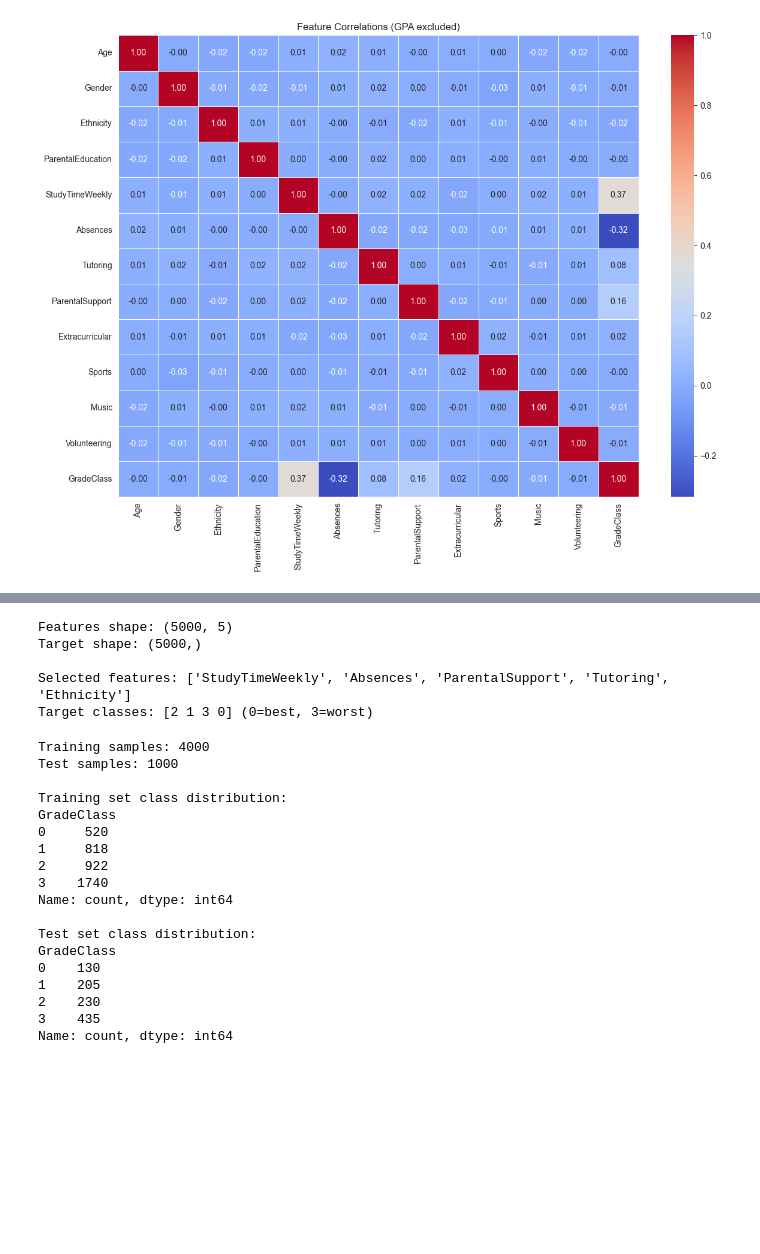
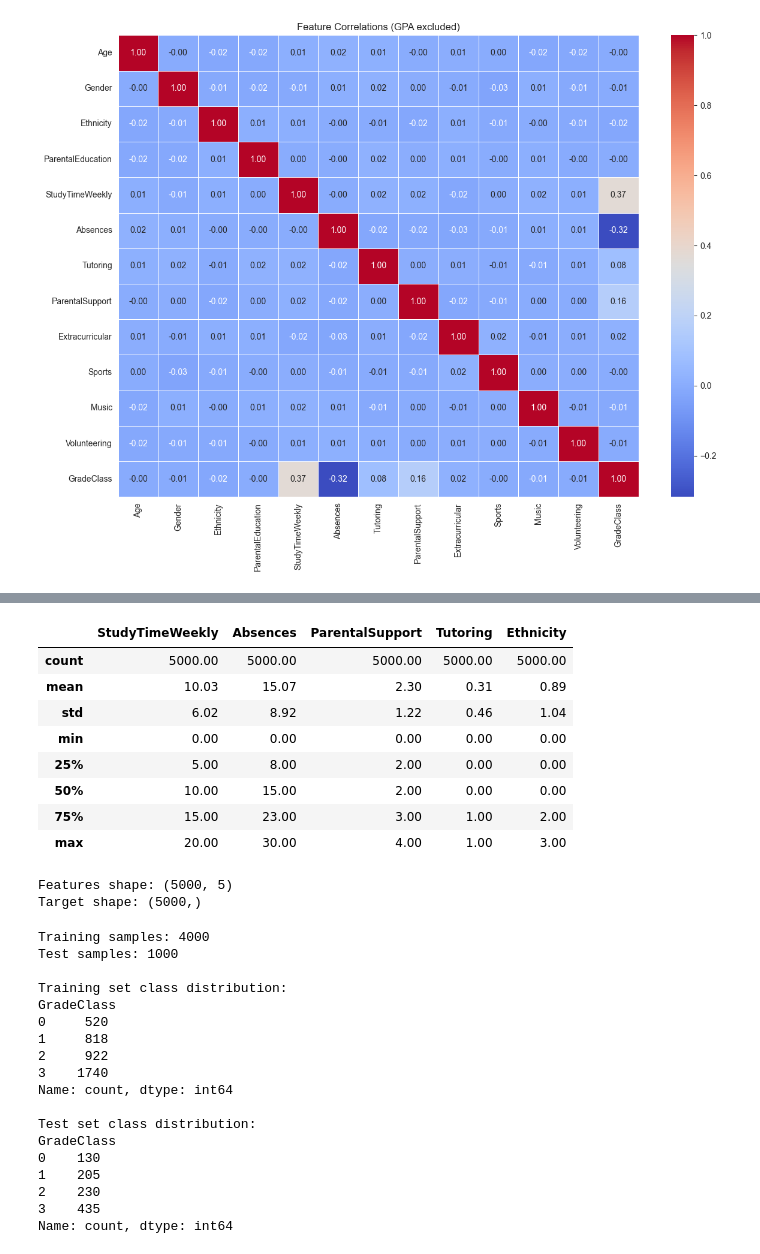
Before and after one commit to Ayanibar/Project_TAM400, a Jupyter notebook: Updated_TamProject.ipynb, the cells around one changed output, grey strips where cells are left out. Saved outputs shown, nothing was run; the diff lists cells and outputs as text; code cells hidden in the pictures; blank space fills up the shorter version.

```diff
--- a/Updated_TamProject.ipynb
+++ b/Updated_TamProject.ipynb
@@ -145,17 +135,24 @@ Correlation strengths:
+# %%
+df[selected_features].describe().round(2)
+# %% [output]
+|  | StudyTimeWeekly | Absences | ParentalSupport | Tutoring | Ethnicity |
+| count | 5000.00 | 5000.00 | 5000.00 | 5000.00 | 5000.00 |
+| mean | 10.03 | 15.07 | 2.30 | 0.31 | 0.89 |
+| std | 6.02 | 8.92 | 1.22 | 0.46 | 1.04 |
+| min | 0.00 | 0.00 | 0.00 | 0.00 | 0.00 |
+| 25% | 5.00 | 8.00 | 2.00 | 0.00 | 0.00 |
+| 50% | 10.00 | 15.00 | 2.00 | 0.00 | 0.00 |
+| 75% | 15.00 | 23.00 | 3.00 | 1.00 | 2.00 |
+| max | 20.00 | 30.00 | 4.00 | 1.00 | 3.00 |
 # %%
 X = df[selected_features]
 y = df['GradeClass']
 
 print(f"Features shape: {X.shape}")
 print(f"Target shape: {y.shape}")
-print(f"\nSelected features: {selected_features}")
-print(f"Target classes: {y.unique()} (0=best, 3=worst)")
 # %% [output]
 Features shape: (5000, 5)
 Target shape: (5000,)
-
-Selected features: ['StudyTimeWeekly', 'Absences', 'ParentalSupport', 'Tutoring', 'Ethnicity']
-Target classes: [2 1 3 0] (0=best, 3=worst)
 # %%
 X_train, X_test, y_train, y_test = train_test_split(
     X, y, test_size=0.2, random_state=42, stratify=y
```
Also changed, not shown: parts of 11 cells of this notebook.
